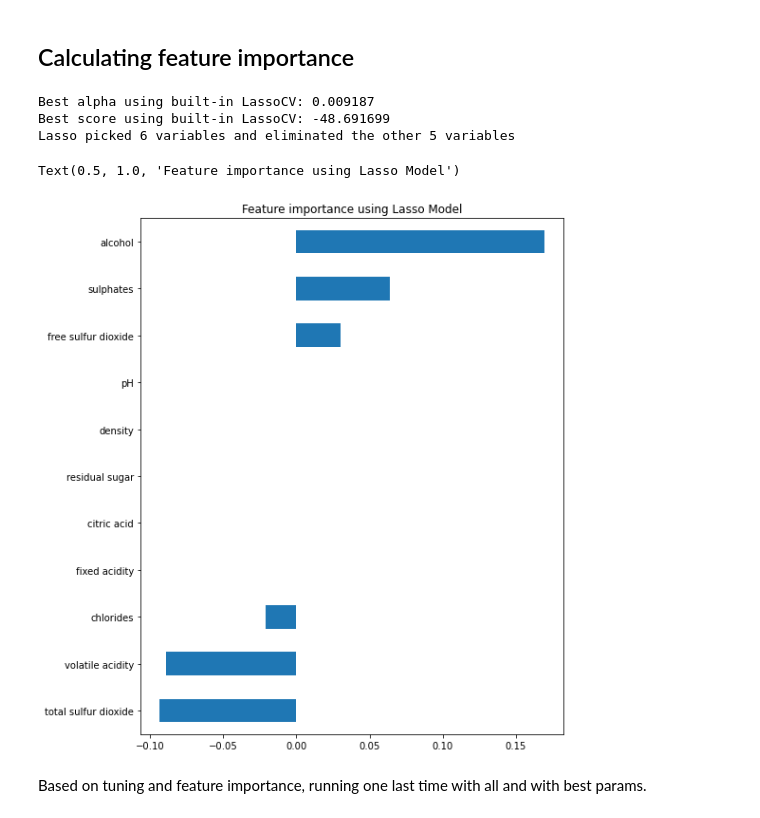
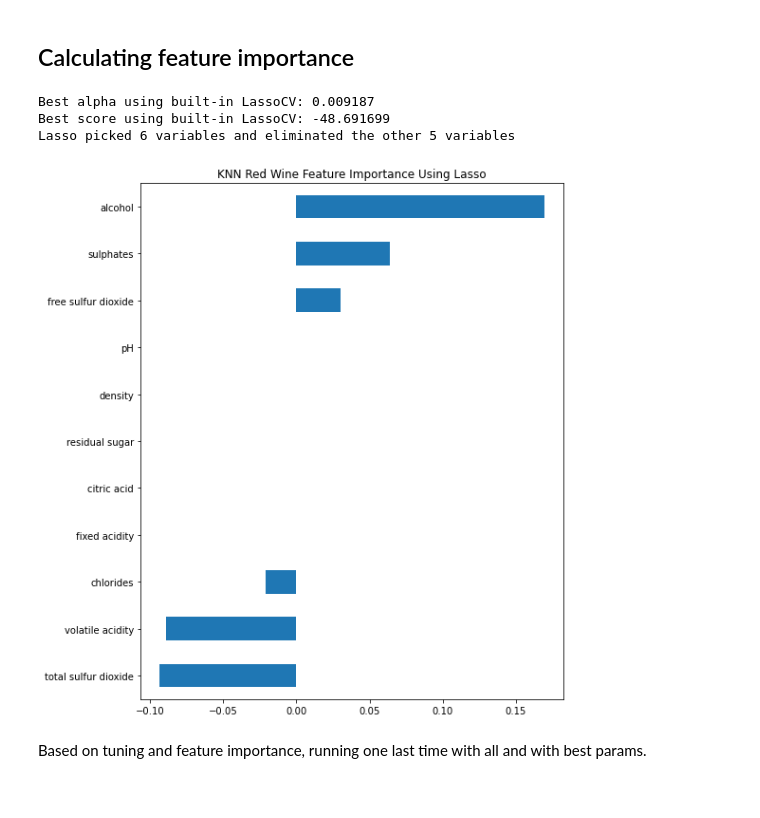
Before and after one commit to JeniLam/Wine_Quality_Predictor, a Jupyter notebook: KNN_red.ipynb, the cells around one changed output. Cells and saved outputs as stored; diff of their text form; code cells hidden in the pictures.

```diff
--- a/KNN_red.ipynb
+++ b/KNN_red.ipynb
@@ -173,23 +173,24 @@ Features = red_wines.drop(['quality', 'target'], axis =1)
 # %%
 reg = LassoCV()
 reg.fit(X_train_scaled, y_train)
 print("Best alpha using built-in LassoCV: %f" % reg.alpha_)
 print("Best score using built-in LassoCV: %f" %reg.score(X,y))
 coef = pd.Series(reg.coef_, index = Features.columns)
 
 print("Lasso picked " + str(sum(coef != 0)) + " variables and eliminated the other " +  str(sum(coef == 0)) + " variables")
 
 imp_coef = coef.sort_values()
 import matplotlib
 matplotlib.rcParams['figure.figsize'] = (8.0, 10.0)
 imp_coef.plot(kind = "barh")
-plt.title("Feature importance using Lasso Model")
+plt.title("KNN Red Wine Feature Importance Using Lasso")
+plt.savefig('KNN_Red_Lasso')
+plt.show()
 # %% [output]
 Best alpha using built-in LassoCV: 0.009187
 Best score using built-in LassoCV: -48.691699
 Lasso picked 6 variables and eliminated the other 5 variables
-Text(0.5, 1.0, 'Feature importance using Lasso Model')
-[figure, old version]
+[figure, new version]
 # %% [markdown]
 Based on tuning and feature importance, running one last time with all and with best params.
 # %% [markdown]
```
Also changed, not shown: 43 other files.
